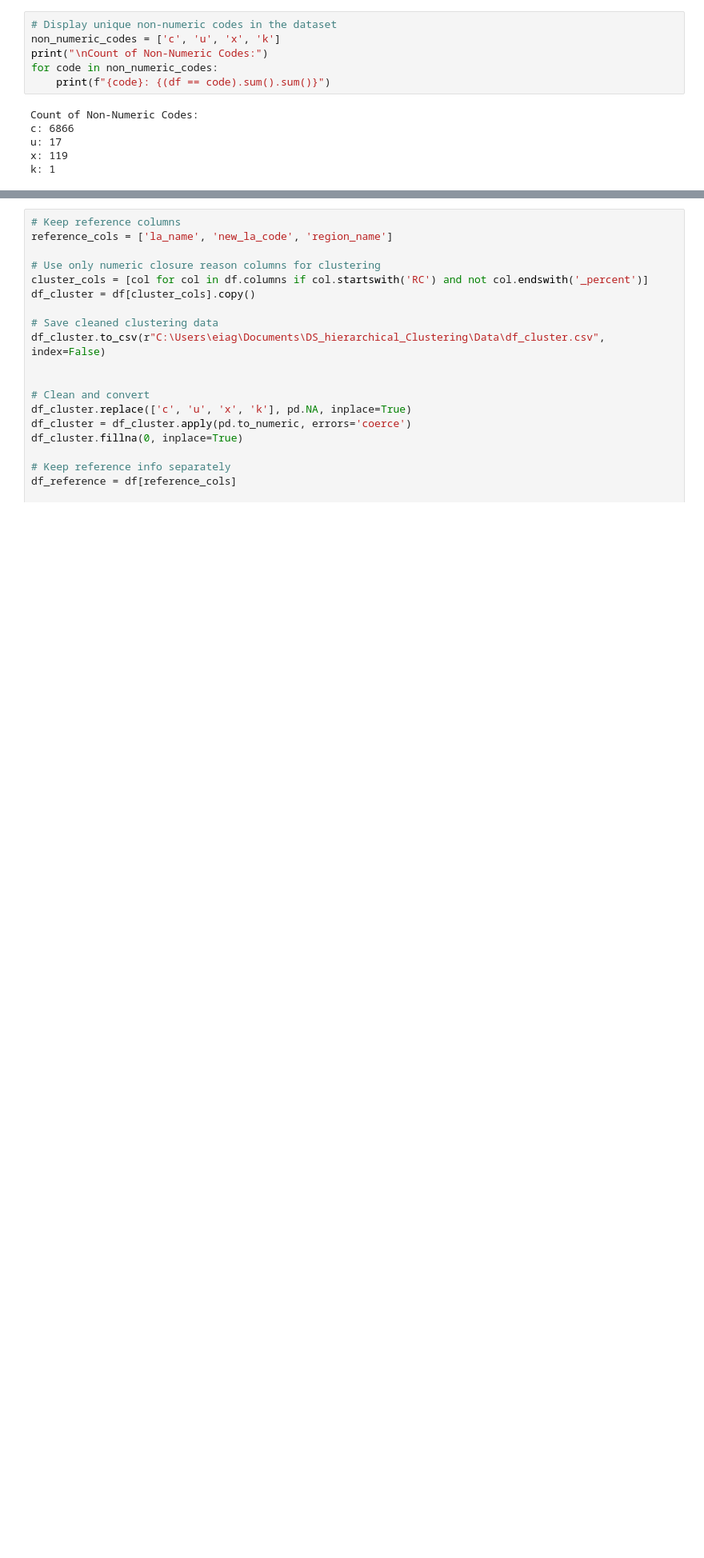
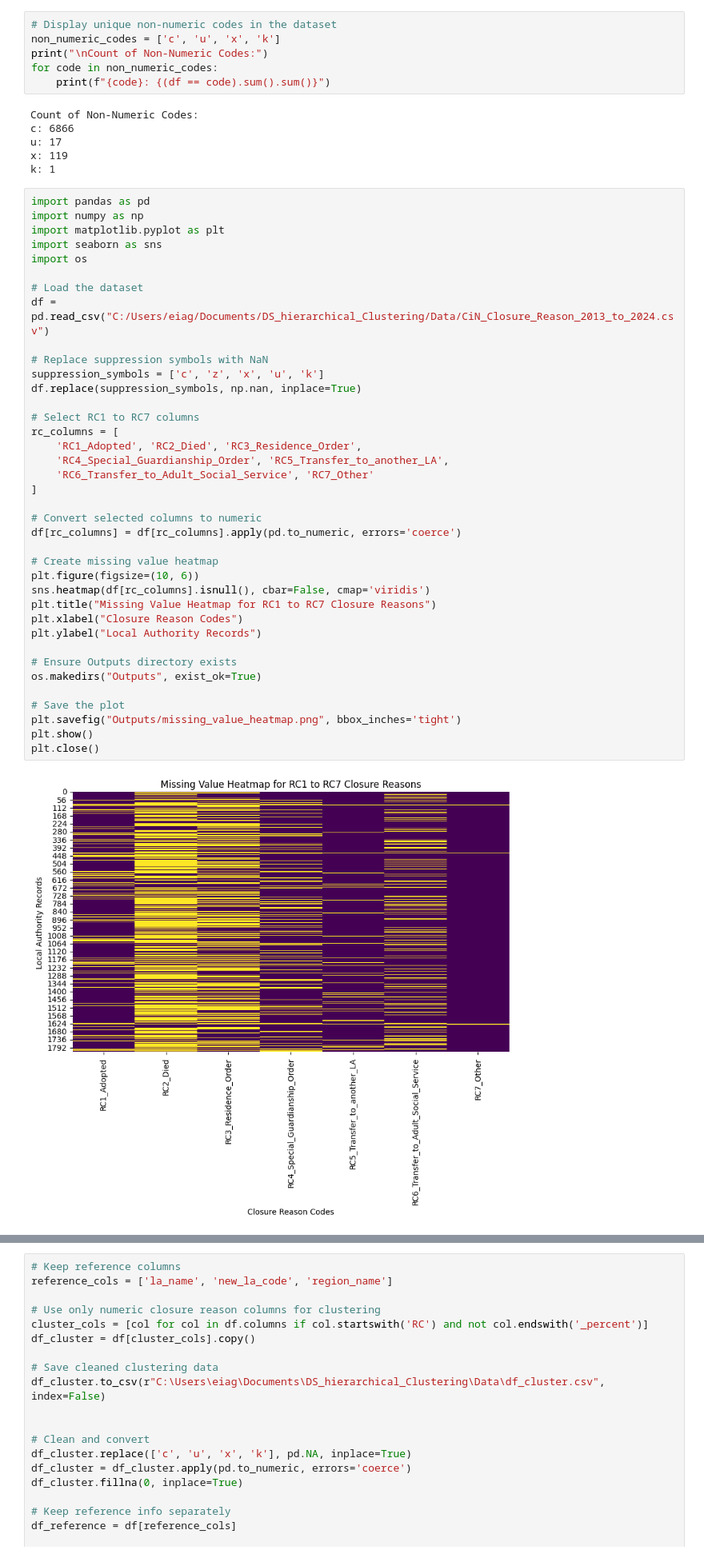
Before and after one commit to IfyQ/DS_Hierarchical_Clustering, a Jupyter notebook: Notebooks/Hierarchical_Clustering.ipynb, the cells around one changed output, grey strips where cells are left out. Shown at 80% size. Drawn from its saved outputs; the diff is of its cells as text; blank space fills up the shorter version.

```diff
--- a/Notebooks/Hierarchical_Clustering.ipynb
+++ b/Notebooks/Hierarchical_Clustering.ipynb
@@ -132,3 +129,43 @@ c: 6866
 u: 17
 x: 119
 k: 1
+# %%
+import pandas as pd
+import numpy as np
+import matplotlib.pyplot as plt
+import seaborn as sns
+import os
+
+# Load the dataset
+df = pd.read_csv("C:/Users/eiag/Documents/DS_hierarchical_Clustering/Data/CiN_Closure_Reason_2013_to_2024.csv")
+
+# Replace suppression symbols with NaN
+suppression_symbols = ['c', 'z', 'x', 'u', 'k']
+df.replace(suppression_symbols, np.nan, inplace=True)
+
+# Select RC1 to RC7 columns
+rc_columns = [
+    'RC1_Adopted', 'RC2_Died', 'RC3_Residence_Order',
+    'RC4_Special_Guardianship_Order', 'RC5_Transfer_to_another_LA',
+    'RC6_Transfer_to_Adult_Social_Service', 'RC7_Other'
+]
+
+# Convert selected columns to numeric
+df[rc_columns] = df[rc_columns].apply(pd.to_numeric, errors='coerce')
+
+# Create missing value heatmap
+plt.figure(figsize=(10, 6))
+sns.heatmap(df[rc_columns].isnull(), cbar=False, cmap='viridis')
+plt.title("Missing Value Heatmap for RC1 to RC7 Closure Reasons")
+plt.xlabel("Closure Reason Codes")
+plt.ylabel("Local Authority Records")
+
+# Ensure Outputs directory exists
+os.makedirs("Outputs", exist_ok=True)
+
+# Save the plot
+plt.savefig("Outputs/missing_value_heatmap.png", bbox_inches='tight')
+plt.show()
+plt.close()
+# %% [output]
+[figure, added]
```
Also changed, not shown: parts of 18 cells of this notebook, 16 other files.
